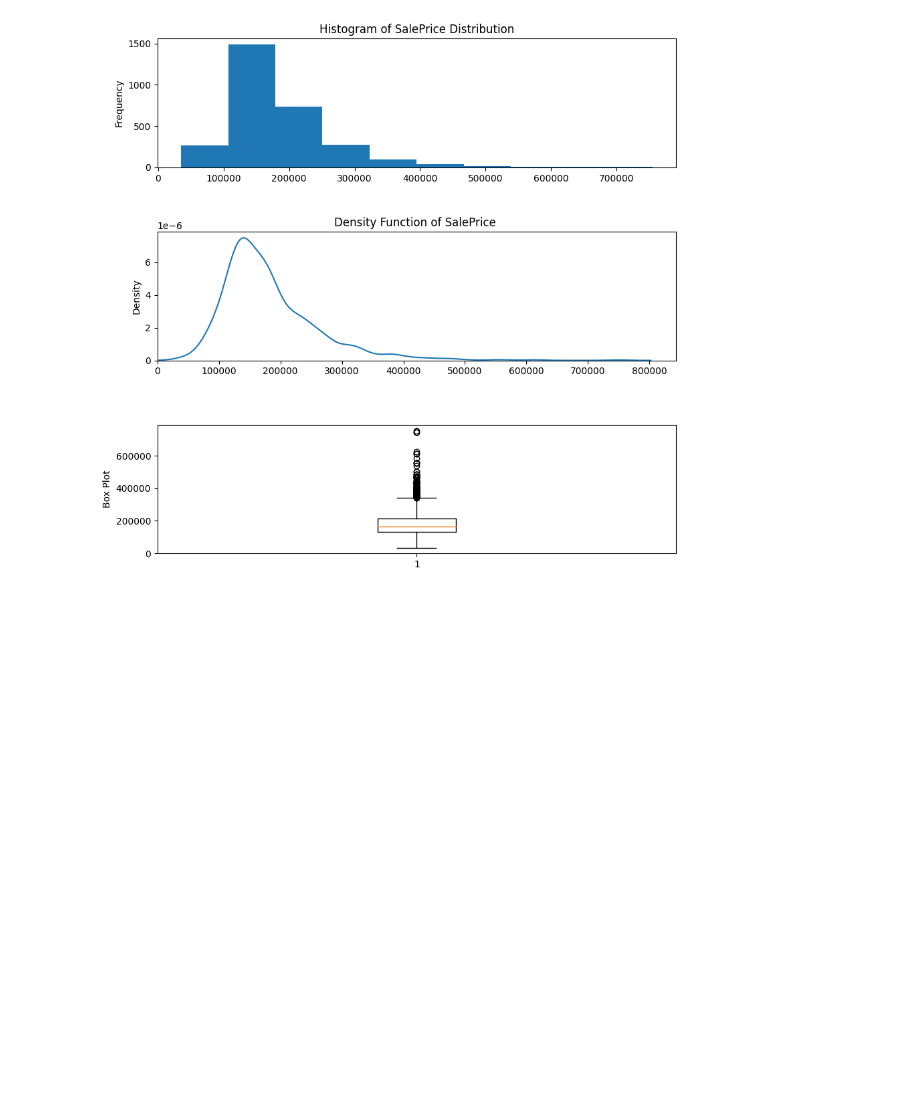
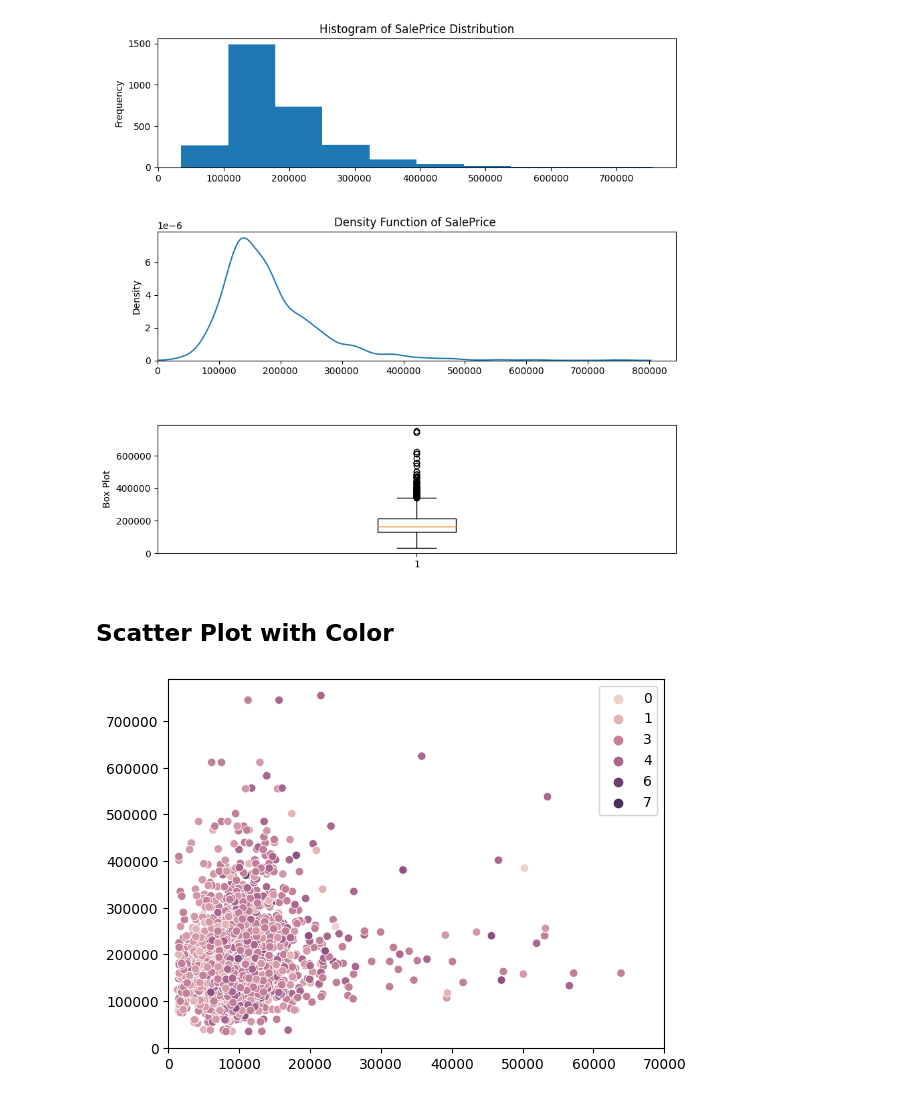
Before and after one commit to VavRe/data-mining-ut, a Jupyter notebook: HW1/Q1.ipynb, the cells around one changed output. Cells and saved outputs as stored; diff of their text form; code cells hidden in the pictures; blank space fills up the shorter version.

```diff
--- a/HW1/Q1.ipynb
+++ b/HW1/Q1.ipynb
@@ -356,3 +358,11 @@ axes[2].set_ylabel("Box Plot")
 plt.show()
 # %% [output]
 [figure]
+# %% [markdown]
+## Scatter Plot with Color
+# %%
+sns.scatterplot(x=df["LotArea"].to_list(), y=df["SalePrice"].to_list() , hue=df["BedroomAbvGr"].to_list())
+plt.xlim(0,70000)
+plt.show()
+# %% [output]
+[figure, added]
```
Also changed, not shown: parts of 1 cell of this notebook, 1 other file.
